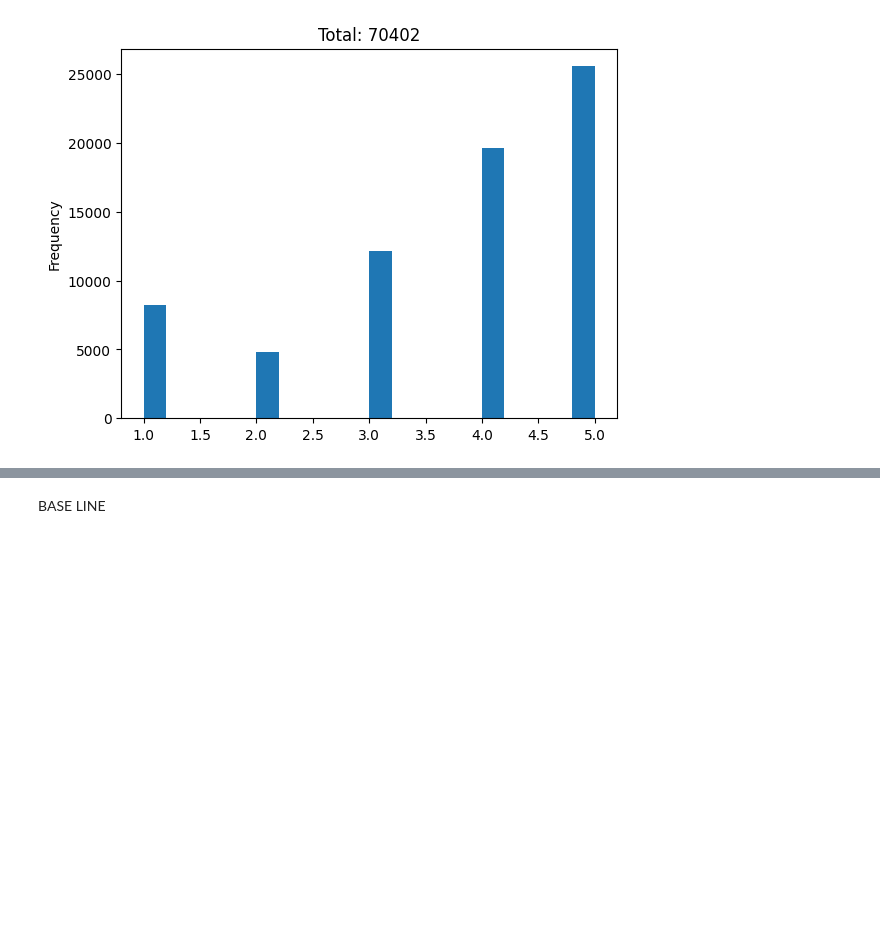
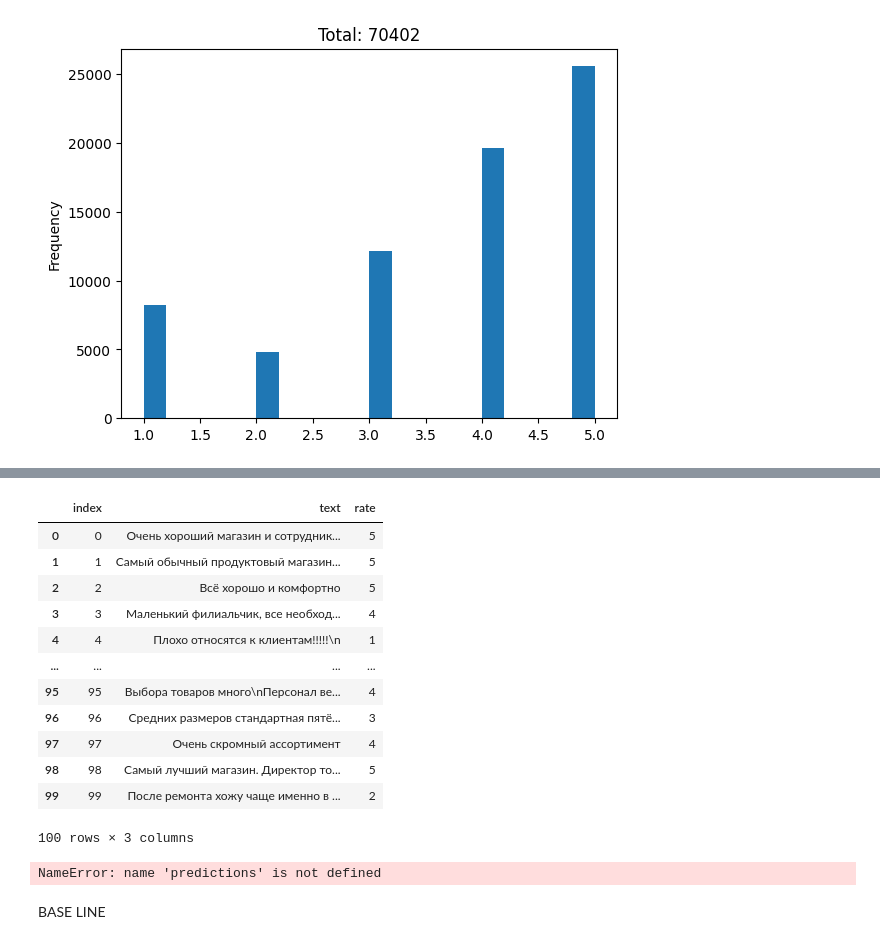
Before and after one commit to 2813/ODS-homework, a Jupyter notebook: ODS_NLP_Text_multiclass_classification.ipynb, the cells around one changed output, grey strips where cells are left out. Drawn from its saved outputs; the diff is of its cells as text; code cells hidden in the pictures; blank space fills up the shorter version.

```diff
--- a/ODS_NLP_Text_multiclass_classification.ipynb
+++ b/ODS_NLP_Text_multiclass_classification.ipynb
@@ -187,3 +191,7 @@ plt.gca().spines[['top', 'right',]].set_visible(False)
 # %% [output]
 NameError: name 'plt' is not defined
 [figure]
+# %%
+from transformers import pipeline
+
+classifier = pipeline("text-classification", model = "sberbank-ai/ruRoberta-large")
@@ -189,0 +261,16 @@ NameError: name 'plt' is not defined
+# %%
+# Затем преобразуем эмоции в числовые оценки
+def stars_to_rating(star_label):
+    star_map = {
+        '1 star': 1,
+        '2 stars': 2,
+        '3 stars': 3,
+        '4 stars': 4,
+        '5 stars': 5
+    }
+    return star_map.get(star_label, 3)
+# %%
+text = "Отличный магазин, вежливые продавцы. Жаль нет пандуса, с коляской не зайти."
+result = classifier(text)[0]
+rating = stars_to_rating(result['label'])
+print(f"Рейтинг: {rating}/5 ")
@@ -189,0 +283,3 @@ NameError: name 'plt' is not defined
+# %%
+data = test_data[0:200].copy()
+data['rate'] = [stars_to_rating(classifier(text)[0]['label']) for text in data.text]
@@ -190,3 +359,26 @@ NameError: name 'plt' is not defined
+# %%
+data
+# %% [output]
+|  | index | text | rate |
+| 0 | 0 | Очень хороший магазин и сотрудник... | 5 |
+| 1 | 1 | Самый обычный продуктовый магазин... | 5 |
+| 2 | 2 | Всё хорошо и комфортно | 5 |
+| 3 | 3 | Маленький филиальчик, все необход... | 4 |
+| 4 | 4 | Плохо относятся к клиентам!!!!!\n | 1 |
+| ... | ... | ... | ... |
+| 95 | 95 | Выбора товаров много\nПерсонал ве... | 4 |
+| 96 | 96 | Средних размеров стандартная пятё... | 3 |
+| 97 | 97 | Очень скромный ассортимент | 4 |
+| 98 | 98 | Самый лучший магазин. Директор то... | 5 |
+| 99 | 99 | После ремонта хожу чаще именно в ... | 2 |
+100 rows × 3 columns
+# %%
+sample_submission = pd.read_csv(os.path.join("", "sample_submission.csv"))
+sample_submission["rate"] = predictions
+#sample_submission.rate = le.inverse_transform(sample_submission.rate)
+sample_submission.head()
+# %% [output]
+NameError: name 'predictions' is not defined
 # %% [markdown]
 BASE LINE
 # %%
```
Also changed, not shown: parts of 8 cells of this notebook.
